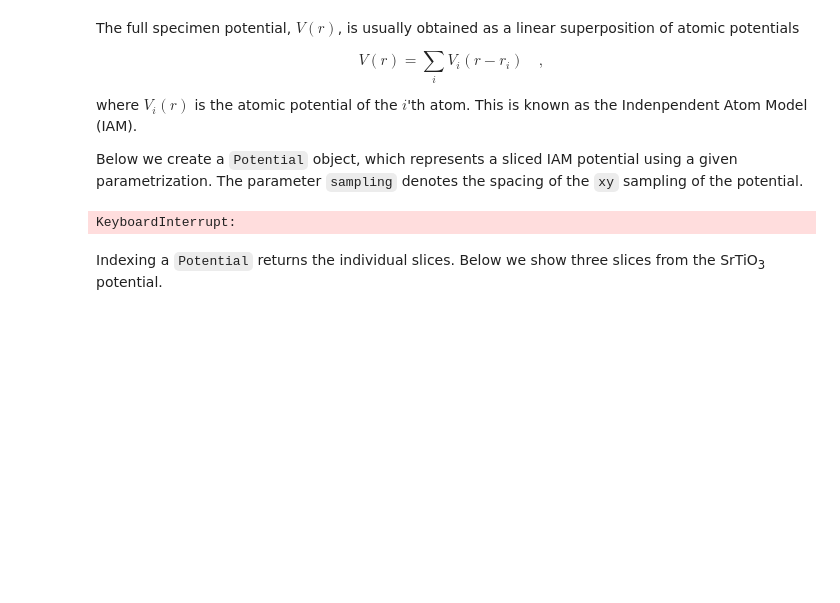
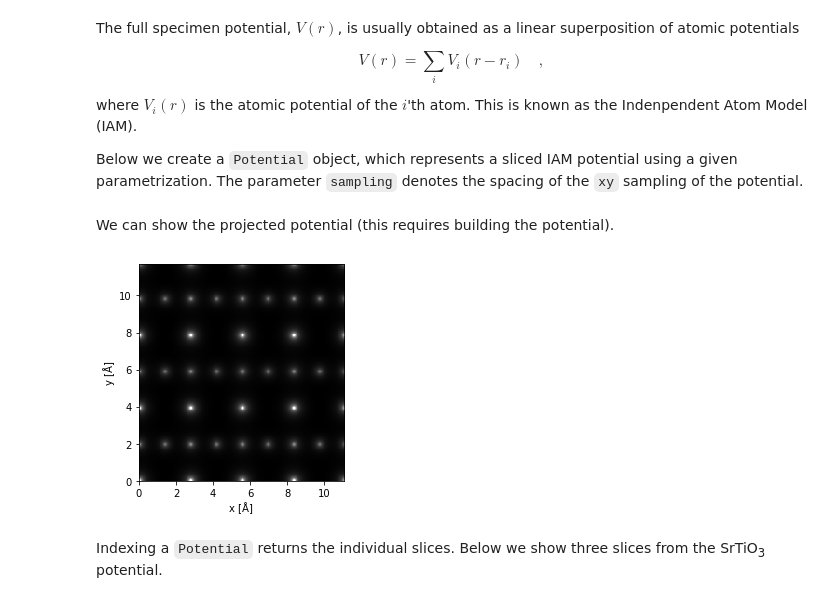
Before and after one commit to abTEM/abTEM, a Jupyter notebook: docs/source/walkthrough/02_potentials.ipynb, the cells around one changed output. Cells and saved outputs as stored; diff of their text form; code cells hidden in the pictures; blank space fills up the shorter version.

```diff
--- a/docs/source/walkthrough/02_potentials.ipynb
+++ b/docs/source/walkthrough/02_potentials.ipynb
@@ -54,19 +52,10 @@ atoms *= (1,1,1)
 potential = Potential(atoms, sampling=.05, parametrization='lobato')
-# %%
-from tqdm.auto import tqdm
-
-
-for i in tqdm(range(1000)):
-    potential = Potential(atoms, sampling=.05, parametrization='lobato')
-    potential.project()
-    #potential[0]
-
-
-#potential[1]
-
-#potential.project()#.show()
-# %% [output]
-KeyboardInterrupt:
+# %% [markdown]
+We can show the projected potential (this requires building the potential).
+# %%
+potential.project().show();
+# %% [output]
+[figure, added]
 # %% [markdown]
 Indexing a `Potential` returns the individual slices. Below we show three slices from the SrTiO<sub>3</sub> potential.
 # %%
```
Also changed, not shown: parts of 2 cells of this notebook, 1 other file.
